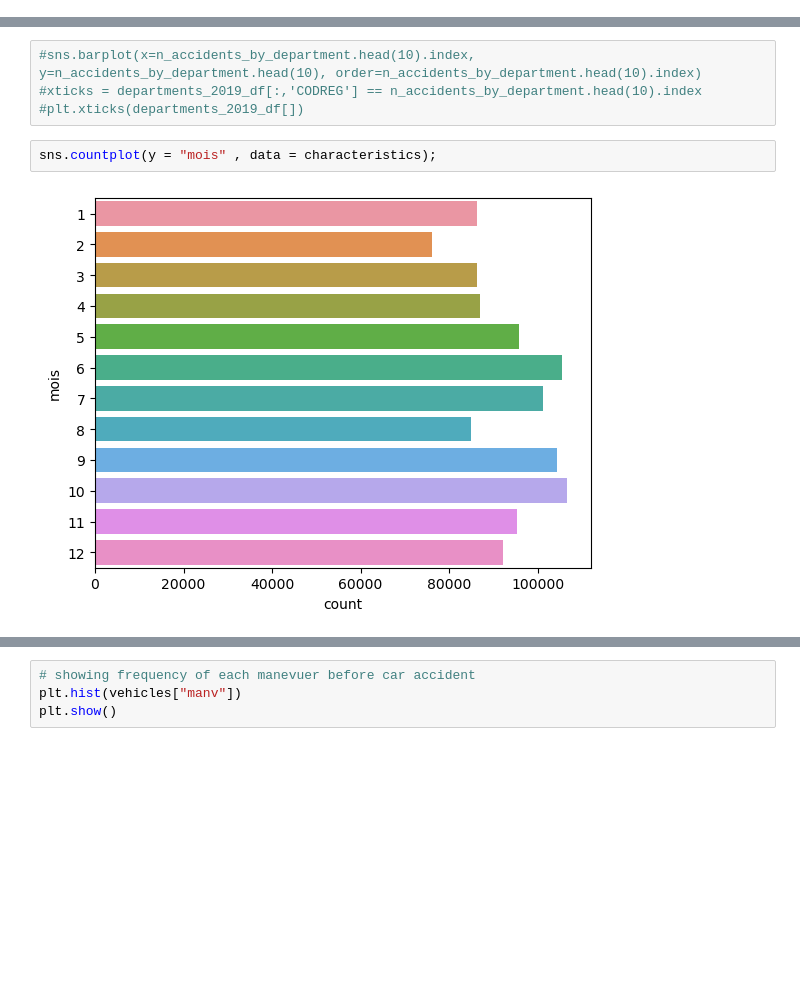
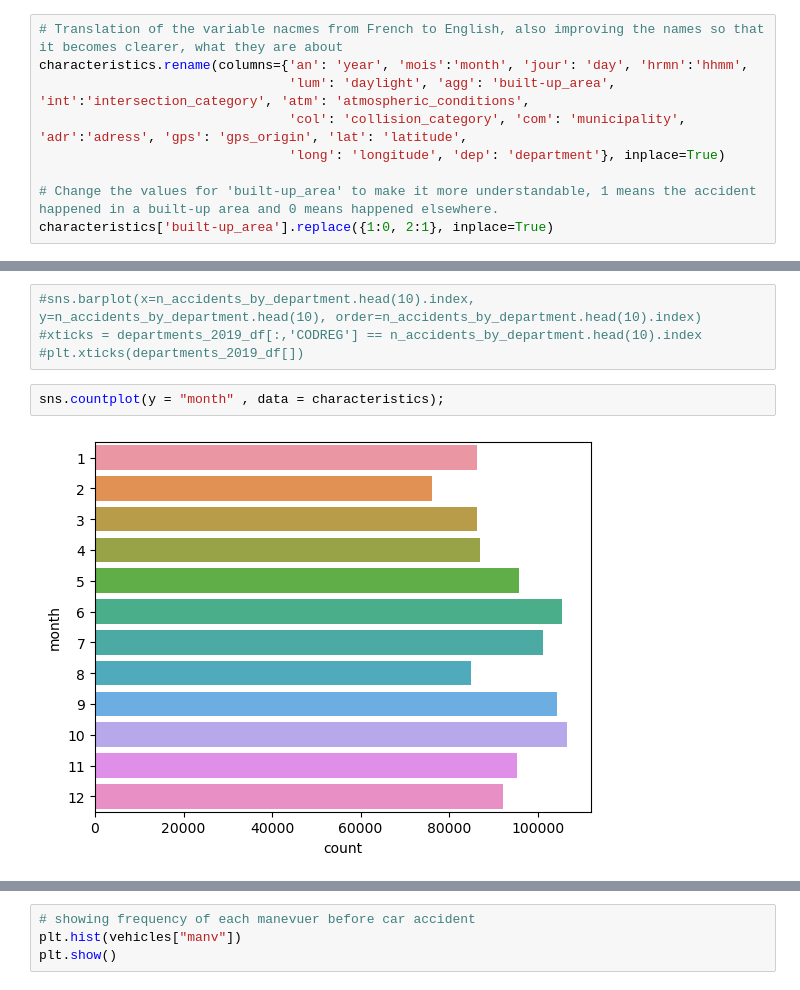
Before and after one commit to Langhammer/pyfra, a Jupyter notebook: notebooks/intl_road_accidents_notebook-1.ipynb, the cells around one changed output, grey strips where cells are left out. Saved outputs shown, nothing was run; the diff lists cells and outputs as text; blank space fills up the shorter version.

Commit message:
Update intl_road_accidents_notebook-1.ipynb
Translate and clarify the variable names from characteristics

```diff
--- a/notebooks/intl_road_accidents_notebook-1.ipynb
+++ b/notebooks/intl_road_accidents_notebook-1.ipynb
@@ -207,3 +209,12 @@ None
+# %%
+# Translation of the variable nacmes from French to English, also improving the names so that it becomes clearer, what they are about
+characteristics.rename(columns={'an': 'year', 'mois':'month', 'jour': 'day', 'hrmn':'hhmm',
+                                'lum': 'daylight', 'agg': 'built-up_area', 'int':'intersection_category', 'atm': 'atmospheric_conditions',
+                                'col': 'collision_category', 'com': 'municipality', 'adr':'adress', 'gps': 'gps_origin', 'lat': 'latitude',
+                                'long': 'longitude', 'dep': 'department'}, inplace=True)
+
+# Change the values for 'built-up_area' to make it more understandable, 1 means the accident happened in a built-up area and 0 means happened elsewhere.
+characteristics['built-up_area'].replace({1:0, 2:1}, inplace=True)
 # %% [markdown]
 ### Fixing incoherent format of year variable
 # %%
@@ -477,7 +488,7 @@ The data shows department codes that are not valid with the insee department cod
 #xticks = departments_2019_df[:,'CODREG'] == n_accidents_by_department.head(10).index
 #plt.xticks(departments_2019_df[])
 # %%
-sns.countplot(y = "mois" , data = characteristics);
+sns.countplot(y = "month" , data = characteristics);
 # %% [output]
-[figure, old version]
+[figure, new version]
 # %%
```
Also changed, not shown: parts of 16 cells of this notebook.
